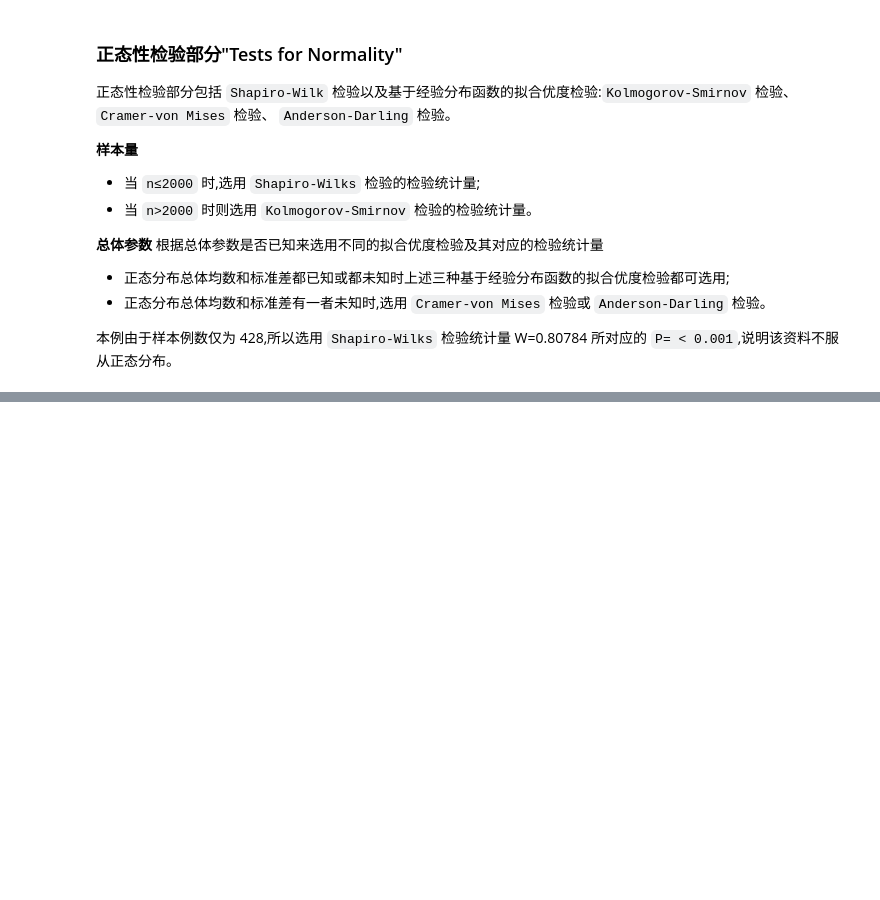
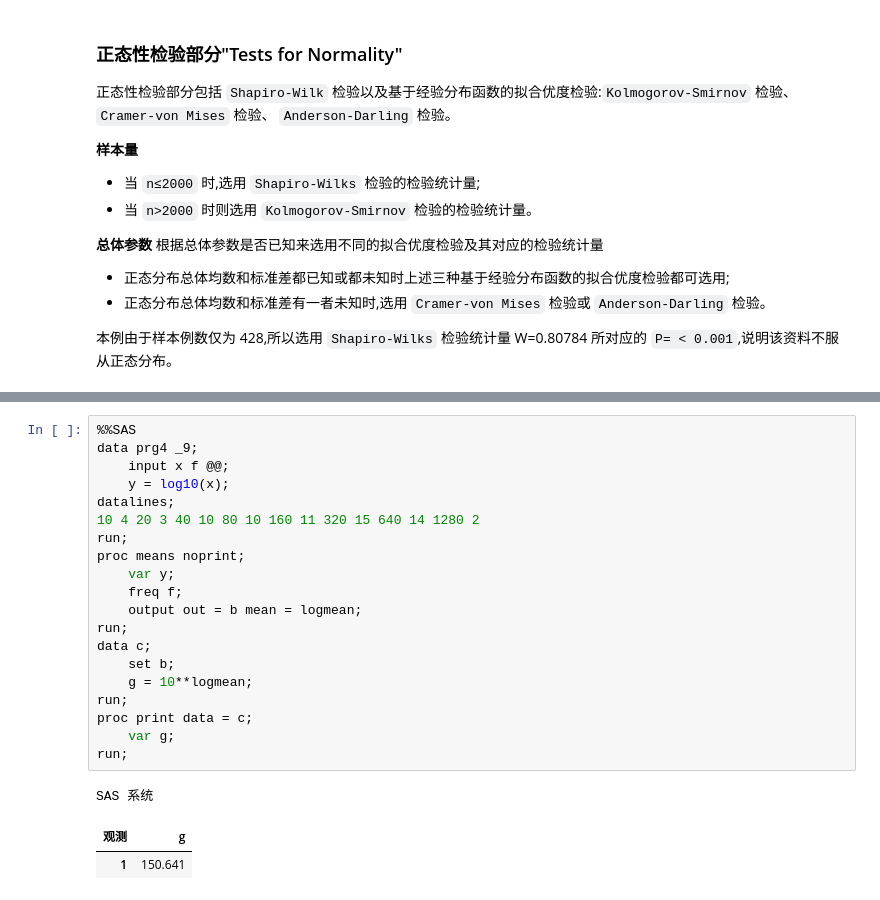
Before and after one commit to pumc-zhou/Med-Stat-Notes, a Jupyter notebook: Guide/SAS/25-05-29-SAS-univariate.ipynb, the cells around one changed output, grey strips where cells are left out. Saved outputs shown, nothing was run; the diff lists cells and outputs as text; blank space fills up the shorter version.

```diff
--- a/Guide/SAS/25-05-29-SAS-univariate.ipynb
+++ b/Guide/SAS/25-05-29-SAS-univariate.ipynb
@@ -406,0 +416,24 @@ run;
+# %%
+%%SAS
+data prg4 _9;
+    input x f @@;
+    y = log10(x);
+datalines;
+10 4 20 3 40 10 80 10 160 11 320 15 640 14 1280 2
+run;
+proc means noprint;
+    var y;
+    freq f;
+    output out = b mean = logmean;
+run;
+data c;
+    set b;
+    g = 10**logmean;
+run;
+proc print data = c;
+    var g;
+run;
+# %% [output]
+SAS 系统
+| 观测 | g |
+| 1 | 150.641 |
```
Also changed, not shown: parts of 13 cells of this notebook, 4 other files.
